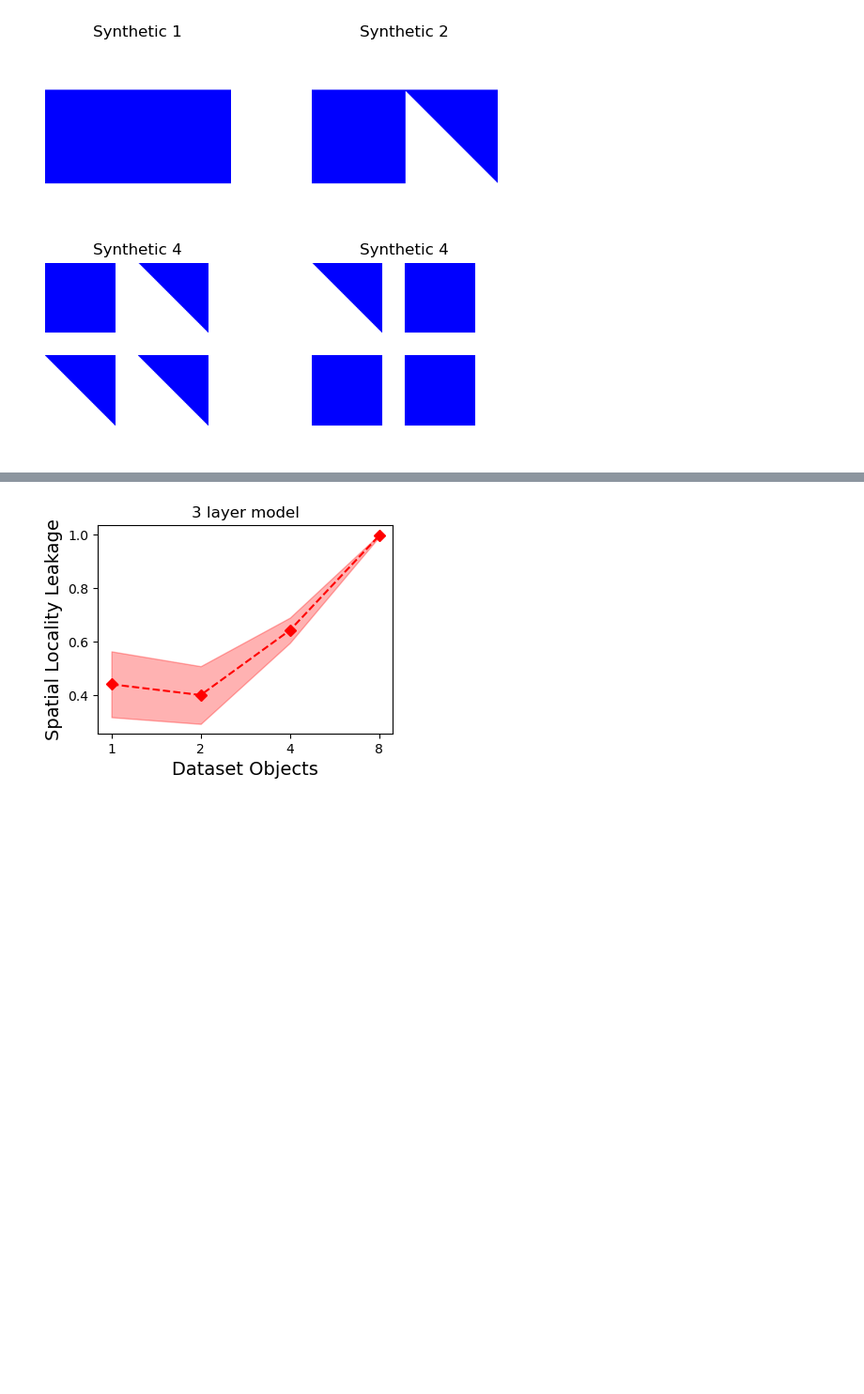
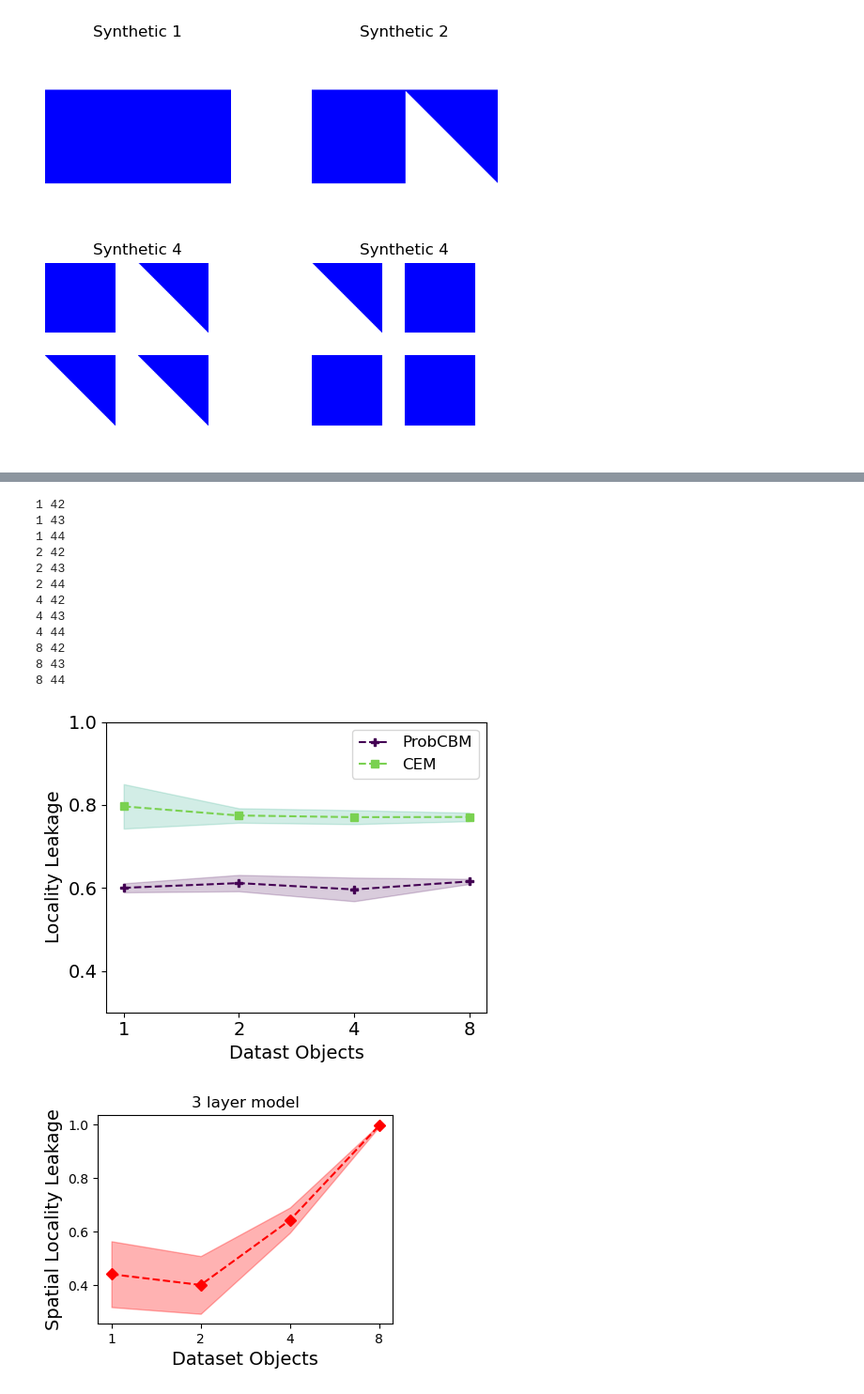
Before and after one commit to naveenr414/Spurious-Concepts, a Jupyter notebook: scripts/notebooks/Plotting.ipynb, the cells around one changed output, grey strips where cells are left out. Shown: that part at 94% size. Saved outputs shown, nothing was run; the diff lists cells and outputs as text; code cells hidden in the pictures; blank space fills up the shorter version.

```diff
--- a/scripts/notebooks/Plotting.ipynb
+++ b/scripts/notebooks/Plotting.ipynb
@@ -235,3 +306,76 @@ plt.show()
+# %%
+plt.figure(figsize=(5,4))
+color_palette = plt.cm.viridis(np.linspace(0, 1, 6))
+shapes = ['P','o','v','D','s']
+
+activations_by_size = []
+for num_objects in [1,2,4,8]:
+    activations_by_size.append([])
+    for seed in [42,43,44]:
+        result_name = get_name_matching_parameters({'dataset': 'synthetic_{}'.format(num_objects),'seed': seed,'model_type': 'probcbm', })
+        result_name = result_name[0]
+        results_loc = '../../results/synthetic/{}/results.json'.format(result_name,seed)
+        results = json.load(open(results_loc,"r"))
+        activations_by_size[-1].append(np.mean(results['adversarial_activations']))
+
+activations_by_size = np.array(activations_by_size)
+mean_vals = np.mean(activations_by_size,axis=1)
+std_vals = np.std(activations_by_size,axis=1)
+
+x_vals = list(range(0,4))
+
+plt.fill_between(x_vals, mean_vals - std_vals, mean_vals + std_vals, alpha=0.2,  color=color_palette[0])
+plt.plot(x_vals, mean_vals, shapes[0]+'--',color=color_palette[0],label='ProbCBM')
+
+activations_by_size = []
+for num_objects in [1,2,4,8]:
+    activations_by_size.append([])
+    for seed in [42,43,44]:
+        print(num_objects,seed)
+        result_name = get_name_matching_parameters({'dataset': 'synthetic_{}'.format(num_objects),'seed': seed,'model_type': 'cem'})
+        result_name = result_name[0]
+        results_loc = '../../results/synthetic/{}/results.json'.format(result_name,seed)
+        results = json.load(open(results_loc,"r"))
+        activations_by_size[-1].append(np.mean(results['adversarial_activations']))
+
+activations_by_size = np.array(activations_by_size)
+mean_vals = np.mean(activations_by_size,axis=1)
+std_vals = np.std(activations_by_size,axis=1)
+
+x_vals = list(range(0,4))
+
+plt.fill_between(x_vals, mean_vals - std_vals, mean_vals + std_vals, alpha=0.2,  color=color_palette[3])
+plt.plot(x_vals, mean_vals, shapes[4]+'--',color=color_palette[4],label='CEM')
+
+
+    # Add labels, legend, and title
+plt.xlabel('Datast Objects',fontsize=14)
+plt.ylabel('Locality Leakage',fontsize=14)
+plt.yticks([0.4,0.6,0.8,1.0],fontsize=14)
+plt.ylim([0.3,1.0])
+plt.legend(fontsize=12)
+plt.xticks(x_vals,[1,2,4,8],fontsize=14)
+
+plt.tight_layout()
+
+plt.savefig("../../results/figures/cem_probcbm.pdf",dpi=300, bbox_inches='tight')
+
+# Show the plot
+plt.show()
+# %% [output]
+1 42
+1 43
+1 44
+2 42
+2 43
+2 44
+4 42
+4 43
+4 44
+8 42
+8 43
+8 44
+[figure, added]
 # %%
 for num_layers in range(3,8):
 
```
Also changed, not shown: parts of 10 cells of this notebook, 27 other files.
